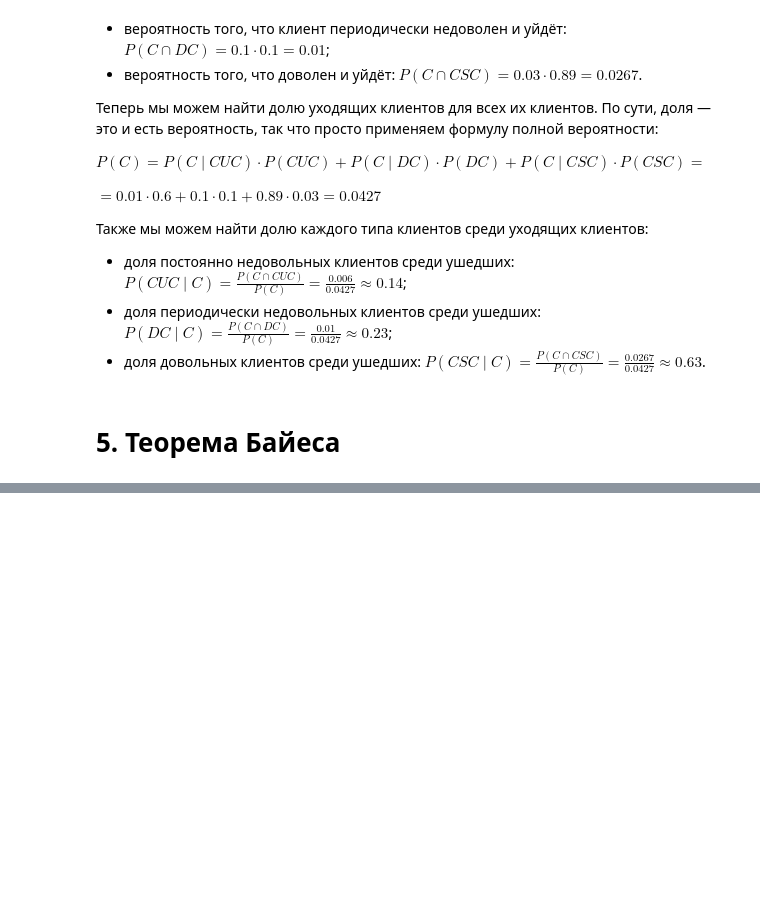
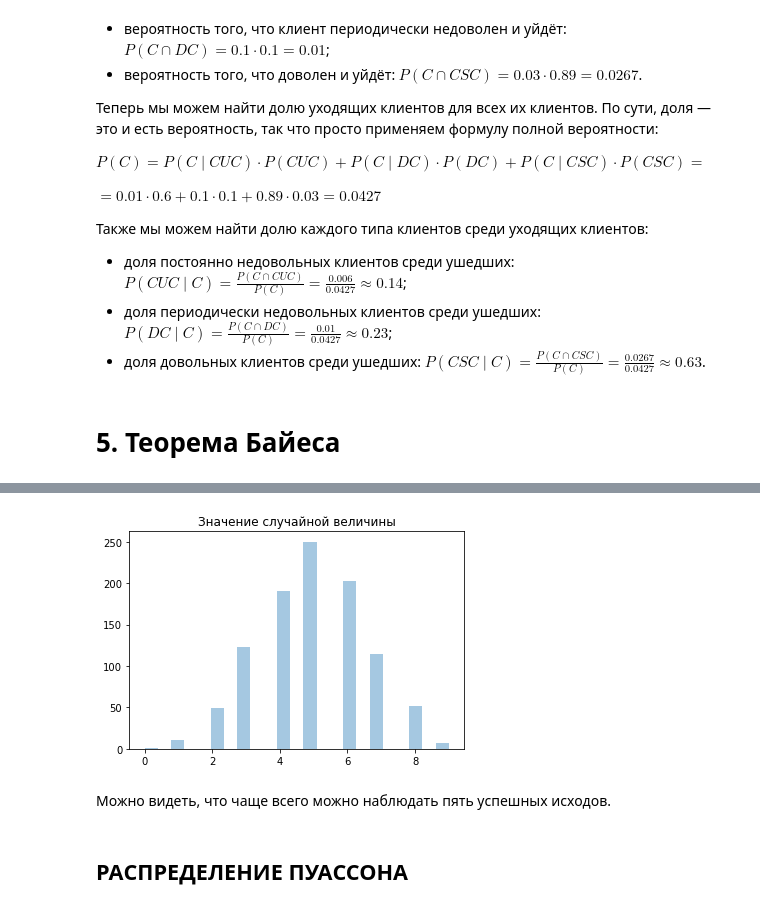
Before and after one commit to Terr14/SF_DS, a Jupyter notebook: SF_DataScience/MATH&ML-7. Теория вероятностей в контексте наивного байесовского классификатора/MATH&ML-7. Теория вероятностей в контексте наивного байесовского классификатора.ipynb, the cells around one changed output, grey strips where cells are left out. Drawn from its saved outputs; the diff is of its cells as text; code cells hidden in the pictures; blank space fills up the shorter version.

```diff
--- a/SF_DataScience/MATH&ML-7. Теория вероятностей в контексте наивного байесовского классификатора/MATH&ML-7. Теория вероятностей в контексте наивного байесовского классификатора.ipynb
+++ b/SF_DataScience/MATH&ML-7. Теория вероятностей в контексте наивного байесовского классификатора/MATH&ML-7. Теория вероятностей в контексте наивного байесовского классификатора.ipynb
@@ -703,0 +1482,15 @@ $= 0.01 \cdot 0.6 + 0.1 \cdot 0.1 + 0.89 \cdot 0.03 = 0.0427$
+# %%
+import matplotlib.pyplot as plt
+from numpy import random
+
+x = random.binomial(n=10, p=0.5, size=10)
+
+sns.distplot(random.binomial(n=10, p=0.5, size=1000), hist=True, kde=False)
+plt.title('Значение случайной величины')
+plt.show()
+# %% [output]
+[figure, added]
+# %% [markdown]
+Можно видеть, что чаще всего можно наблюдать пять успешных исходов.
+# %% [markdown]
+## РАСПРЕДЕЛЕНИЕ ПУАССОНА
```
Also changed, not shown: parts of 66 cells of this notebook, 10 other files.
